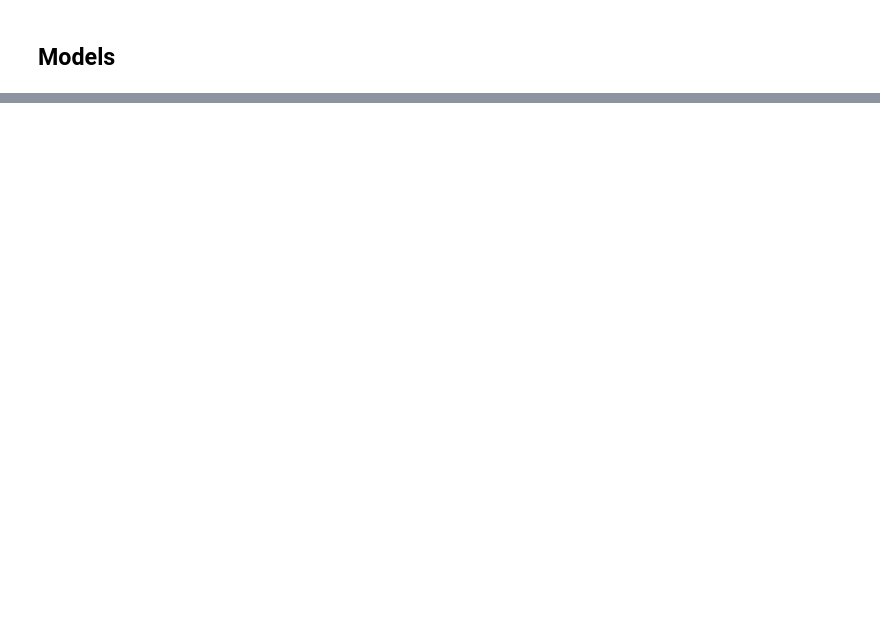
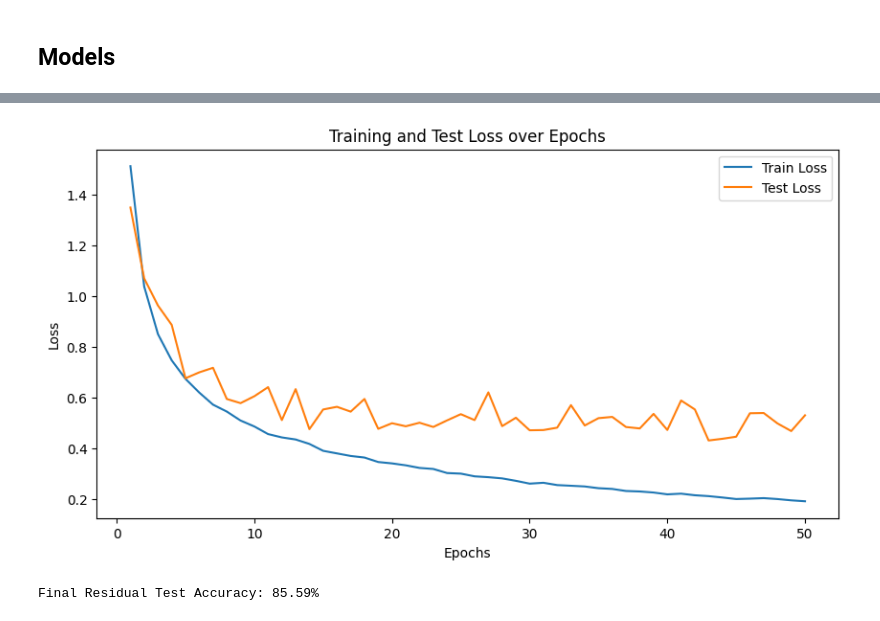
Before and after one commit to yashc73080/CS462-Deep-Learning, a Jupyter notebook: HW4/best_cifar.ipynb, the cells around one changed output, grey strips where cells are left out. Drawn from its saved outputs; the diff is of its cells as text; code cells hidden in the pictures; blank space fills up the shorter version.

```diff
--- a/HW4/best_cifar.ipynb
+++ b/HW4/best_cifar.ipynb
@@ -158,0 +324,7 @@ print(f"Final Test Accuracy: {final_test_accuracy:.2f}%")
+# %%
+rescnn = ResidualConvNetwork(input_size=(3, 32, 32), device=device)
+rescnn, res_train_losses, res_test_losses = train_model(rescnn, cifar_train_loader, cifar_test_loader, num_epochs=50, lr=0.001, plot=True, device=device)
+final_res_test_accuracy = test_model(rescnn, cifar_test_loader, device=device)
+save_model(rescnn, "rescnn1.pth")
+print(f"Final Residual Test Accuracy: {final_res_test_accuracy:.2f}%")
+# %% [output]
@@ -158,0 +348,2 @@ print(f"Final Test Accuracy: {final_test_accuracy:.2f}%")
+[figure, added]
+Final Residual Test Accuracy: 85.59%
```
Also changed, not shown: parts of 12 cells of this notebook, 1 other file.
